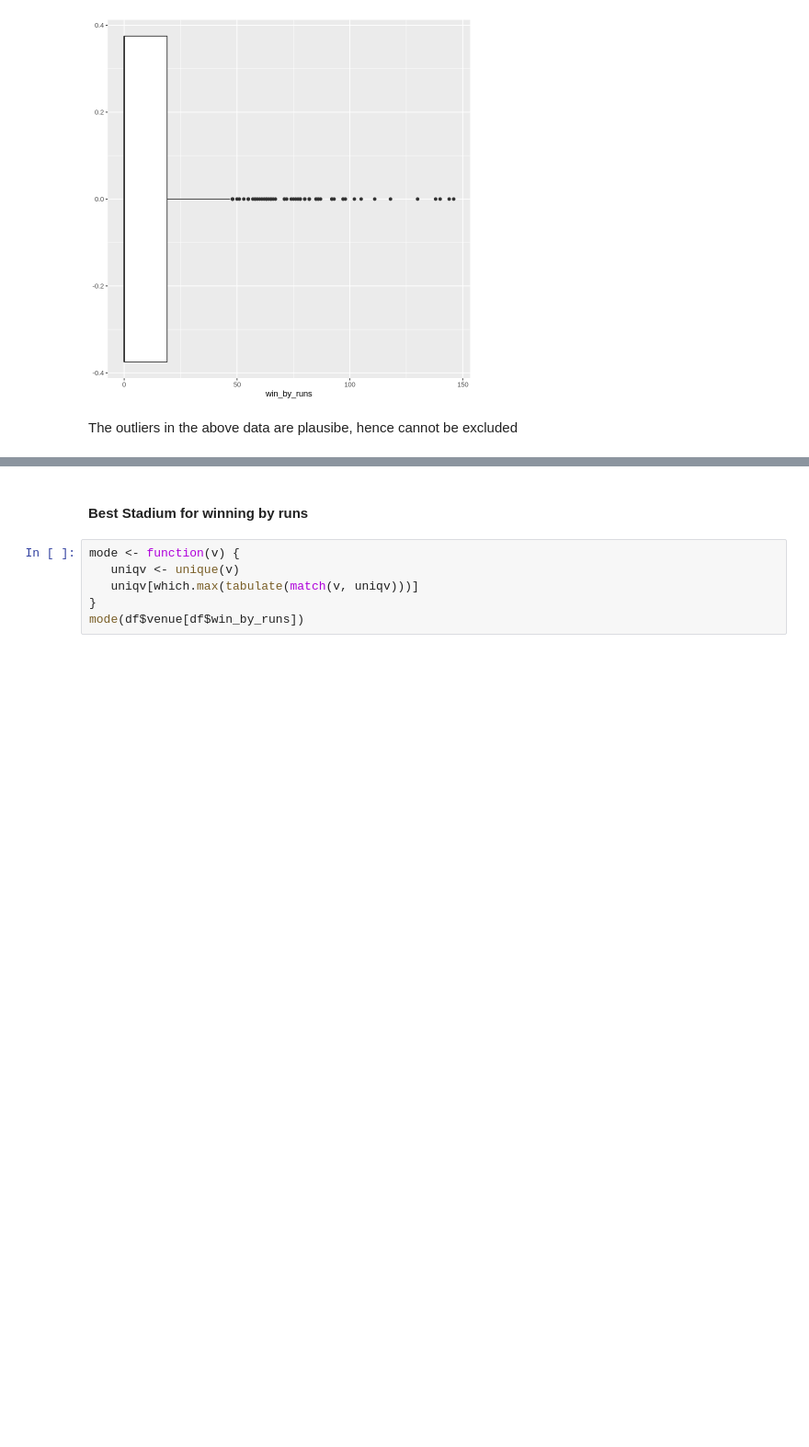
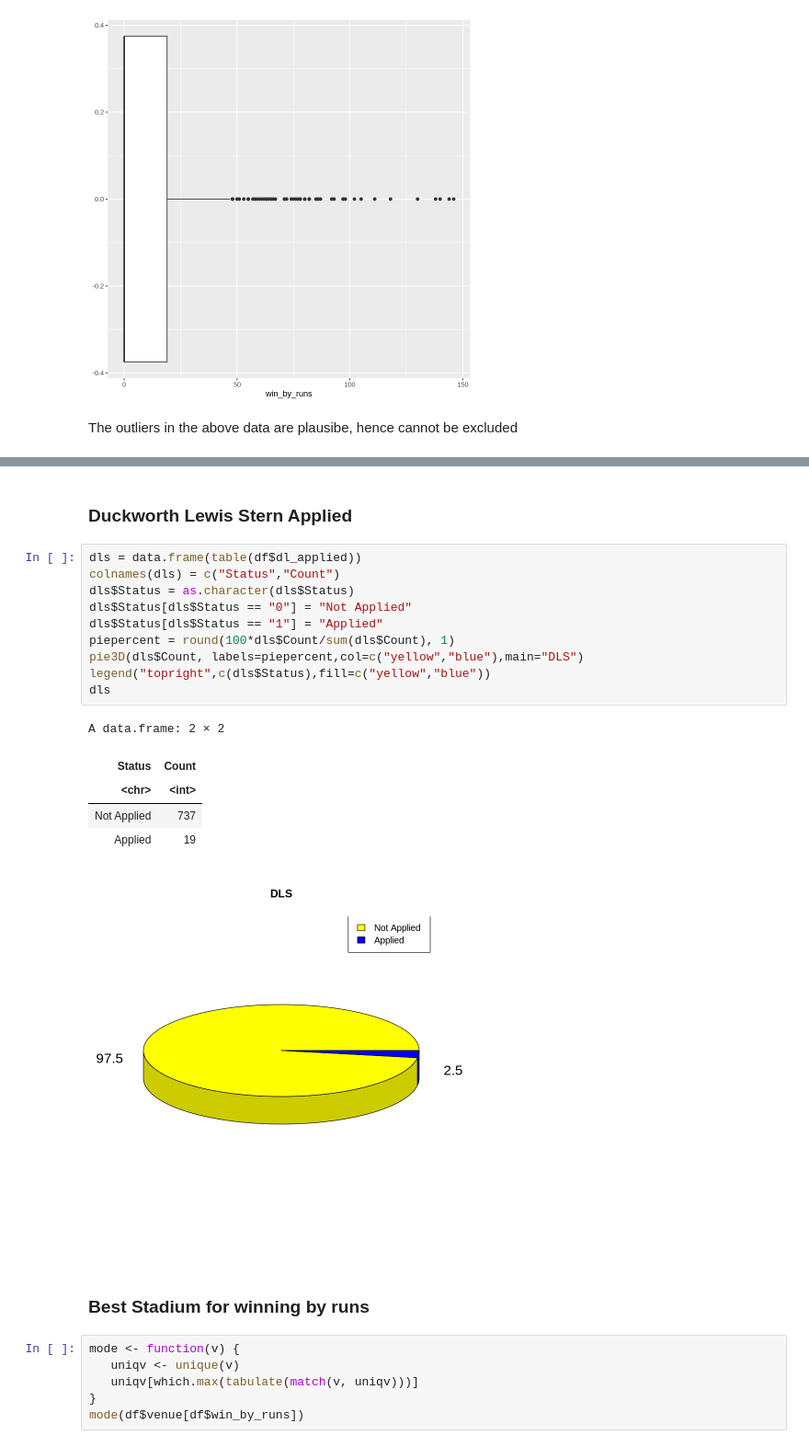
Before and after one commit to Abhishek4848/IPL-Match-Analysis, a Jupyter notebook: IPL_Analysis.ipynb, the cells around one changed output, grey strips where cells are left out. Shown: that part at 92% size. Saved outputs shown, nothing was run; the diff lists cells and outputs as text; blank space fills up the shorter version.

```diff
--- a/IPL_Analysis.ipynb
+++ b/IPL_Analysis.ipynb
@@ -152,5 +175,24 @@ pie(table(df$toss_decision), main="Toss Descission")
+# %% [markdown]
+### Duckworth Lewis Stern Applied
+# %%
+dls = data.frame(table(df$dl_applied))
+colnames(dls) = c("Status","Count")
+dls$Status = as.character(dls$Status)
+dls$Status[dls$Status == "0"] = "Not Applied"
+dls$Status[dls$Status == "1"] = "Applied"
+piepercent = round(100*dls$Count/sum(dls$Count), 1)
+pie3D(dls$Count, labels=piepercent,col=c("yellow","blue"),main="DLS")
+legend("topright",c(dls$Status),fill=c("yellow","blue"))
+dls
+# %% [output]
+A data.frame: 2 × 2
+| Status | Count |
+| <chr> | <int> |
+| Not Applied | 737 |
+| Applied | 19 |
+[figure, added]
 # %% [markdown]
-#### Best Stadium for winning by runs
+### Best Stadium for winning by runs
 # %%
 mode <- function(v) {
    uniqv <- unique(v)
```
Also changed, not shown: parts of 13 cells of this notebook.
